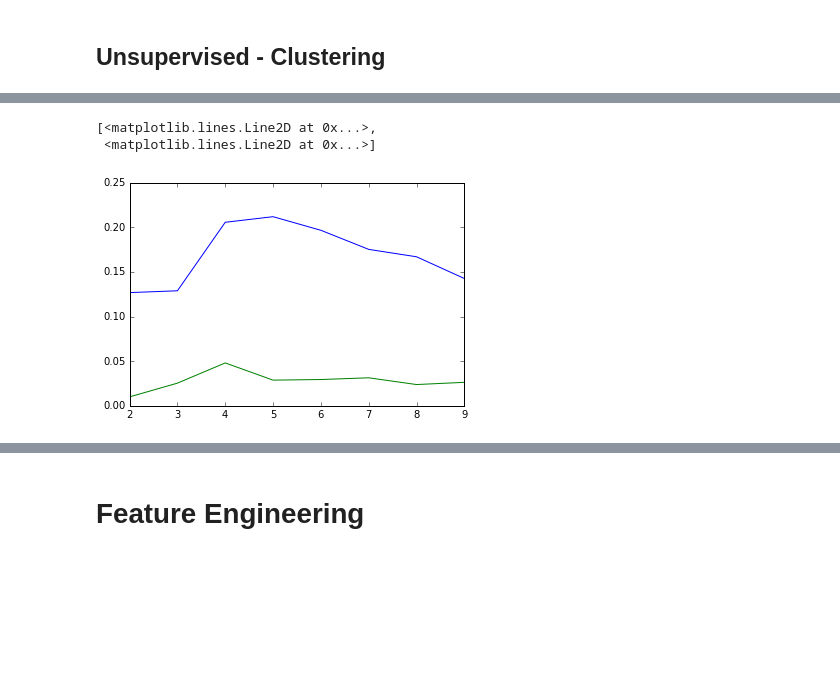
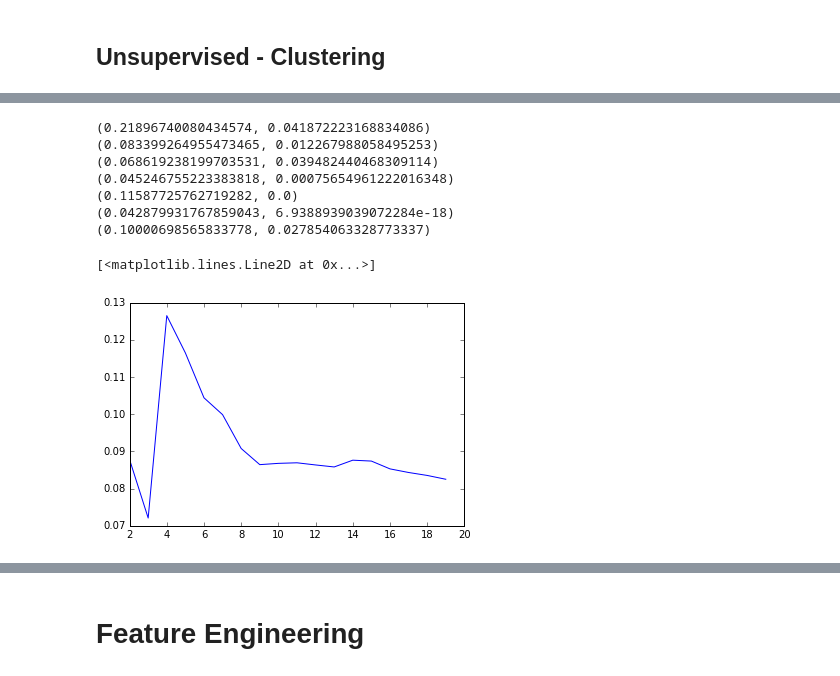
Before and after one commit to dangall/FullDataAnalysisPipeline, a Jupyter notebook: Predictions.ipynb, the cells around one changed output, grey strips where cells are left out. Saved outputs shown, nothing was run; the diff lists cells and outputs as text; code cells hidden in the pictures; blank space fills up the shorter version.

Commit message:
Finish clustering. Work on dimensional reduction

```diff
--- a/Predictions.ipynb
+++ b/Predictions.ipynb
@@ -1066,10 +1072,49 @@ def clusteringscoreFitPredict(method, **kwargs):
         everything.append(metrics.adjusted_rand_score(clf.fit_predict(X_touse),y))
     return np.mean(everything), np.std(everything)
 
-clusterscores = [clusteringscore(KMeans, n_clusters=kk) for kk in range(2,10)]
+print clusteringscore(KMeans, n_clusters=4) # Use MiniBatchKMeans is Kmeans is too slow
+print clusteringscore(AffinityPropagation)
+print clusteringscore(MeanShift)
+print clusteringscoreFitPredict(SpectralClustering)
+print clusteringscoreFitPredict(AgglomerativeClustering, n_clusters=2)
+print clusteringscoreFitPredict(DBSCAN)
+print clusteringscore(Birch)
+# %% [output]
+(0.21896740080434574, 0.041872223168834086)
+(0.083399264955473465, 0.012267988058495253)
+(0.068619238199703531, 0.039482440468309114)
+(0.045246755223383818, 0.00075654961222016348)
+(0.11587725762719282, 0.0)
+(0.042879931767859043, 6.9388939039072284e-18)
+(0.10000698565833778, 0.027854063328773337)
-# %%
-plt.plot(range(2,10), clusterscores)
-# %% [output]
-[<matplotlib.lines.Line2D at 0x...>,
- <matplotlib.lines.Line2D at 0x...>]
-[figure, removed]
+# %%
+def clusteringscore(method, **kwargs):
+    everything = []
+    for ij in range(60):
+        clf = method(**kwargs)
+        X_train, X_test, y_train, y_test = train_test_split(X, y, test_size=0.8)
+        X_train, X_test = scaleData(X_train, X_test)
+        clf.fit(X_train)
+        everything.append(metrics.homogeneity_score(clf.predict(X_test),y_test))
+    return np.mean(everything), np.std(everything)
+
+def clusteringscoreFitPredict(method, **kwargs):
+    everything = []
+    for ij in range(60):
+        clf = method(**kwargs)
+        X_touse = scaleData(X,X)[0]
+        everything.append(metrics.homogeneity_score(clf.fit_predict(X_touse),y))
+    return np.mean(everything), np.std(everything)
+
+#print clusteringscore(KMeans, n_clusters=4) # Use MiniBatchKMeans is Kmeans is too slow
+#print clusteringscore(AffinityPropagation)
+#print clusteringscore(MeanShift)
+#print clusteringscoreFitPredict(SpectralClustering)
+#print clusteringscoreFitPredict(AgglomerativeClustering, n_clusters=2)
+#print clusteringscoreFitPredict(DBSCAN)
+#print clusteringscore(Birch)
+hoho = [clusteringscore(KMeans, n_clusters=kk)[0] for kk in range(2,20)]
+plt.plot(range(2,20), hoho)
+# %% [output]
+[<matplotlib.lines.Line2D at 0x...>]
+[figure, added]
```
Also changed, not shown: parts of 24 cells of this notebook.
